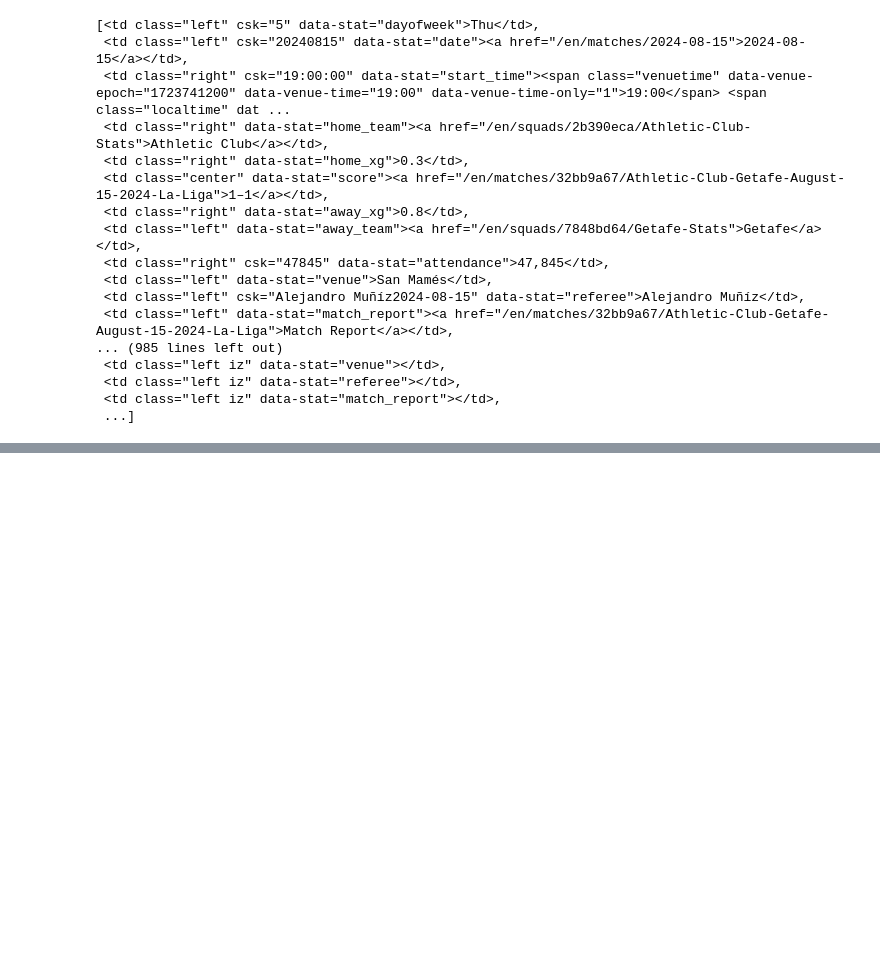
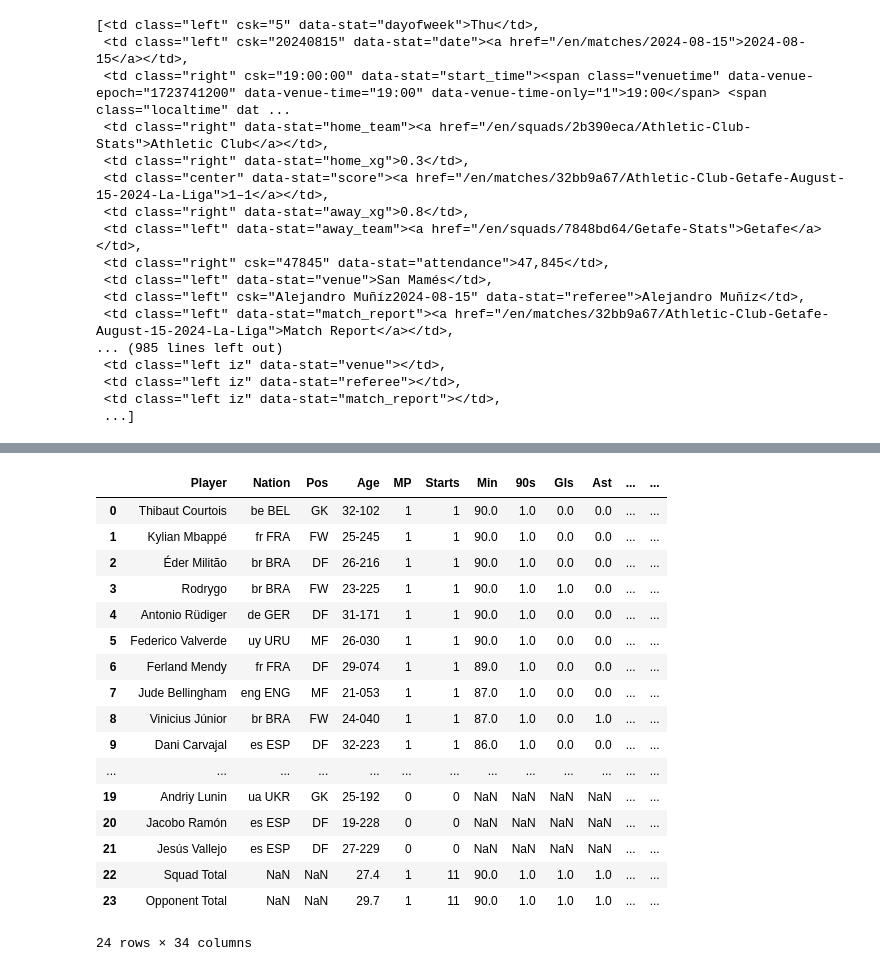
Before and after one commit to EDJINEDJA/ligas, a Jupyter notebook: research/research.ipynb, the cells around one changed output, grey strips where cells are left out. Cells and saved outputs as stored; diff of their text form; code cells hidden in the pictures; blank space fills up the shorter version.

```diff
--- a/research/research.ipynb
+++ b/research/research.ipynb
@@ -754,0 +647,2 @@ fixtures
+# %%
+url = updated_data_dict["Real Madrid"]['url']
@@ -754,0 +653,6 @@ fixtures
+# %%
+response = requests.get(os.path.join('https://fbref.com/',url[1:]))
+soup = BeautifulSoup(response.content, 'html.parser')
+# %%
+#  Looking for the table with the classes 'wikitable' and 'sortable'
+table = soup.find('table', {'class':'stats_table', 'id':'stats_standard_12'})
@@ -754,0 +694,9 @@ fixtures
+# %%
+# Lire la table HTML dans un DataFrame
+population_df = pd.read_html(str(table))[0]
+
+# Supprimer le premier niveau d'en-têtes
+population_df.columns = population_df.columns.droplevel(0)
+
+# Afficher les 5 premières lignes du DataFrame
+population_df.head()
@@ -754,0 +711,21 @@ fixtures
+# %%
+population_df
+# %% [output]
+|  | Player | Nation | Pos | Age | MP | Starts | Min | 90s | Gls | Ast | ... | ... |
+| 0 | Thibaut Courtois | be BEL | GK | 32-102 | 1 | 1 | 90.0 | 1.0 | 0.0 | 0.0 | ... | ... |
+| 1 | Kylian Mbappé | fr FRA | FW | 25-245 | 1 | 1 | 90.0 | 1.0 | 0.0 | 0.0 | ... | ... |
+| 2 | Éder Militão | br BRA | DF | 26-216 | 1 | 1 | 90.0 | 1.0 | 0.0 | 0.0 | ... | ... |
+| 3 | Rodrygo | br BRA | FW | 23-225 | 1 | 1 | 90.0 | 1.0 | 1.0 | 0.0 | ... | ... |
+| 4 | Antonio Rüdiger | de GER | DF | 31-171 | 1 | 1 | 90.0 | 1.0 | 0.0 | 0.0 | ... | ... |
+| 5 | Federico Valverde | uy URU | MF | 26-030 | 1 | 1 | 90.0 | 1.0 | 0.0 | 0.0 | ... | ... |
+| 6 | Ferland Mendy | fr FRA | DF | 29-074 | 1 | 1 | 89.0 | 1.0 | 0.0 | 0.0 | ... | ... |
+| 7 | Jude Bellingham | eng ENG | MF | 21-053 | 1 | 1 | 87.0 | 1.0 | 0.0 | 0.0 | ... | ... |
+| 8 | Vinicius Júnior | br BRA | FW | 24-040 | 1 | 1 | 87.0 | 1.0 | 0.0 | 1.0 | ... | ... |
+| 9 | Dani Carvajal | es ESP | DF | 32-223 | 1 | 1 | 86.0 | 1.0 | 0.0 | 0.0 | ... | ... |
+| ... | ... | ... | ... | ... | ... | ... | ... | ... | ... | ... | ... | ... |
+| 19 | Andriy Lunin | ua UKR | GK | 25-192 | 0 | 0 | NaN | NaN | NaN | NaN | ... | ... |
+| 20 | Jacobo Ramón | es ESP | DF | 19-228 | 0 | 0 | NaN | NaN | NaN | NaN | ... | ... |
+| 21 | Jesús Vallejo | es ESP | DF | 27-229 | 0 | 0 | NaN | NaN | NaN | NaN | ... | ... |
+| 22 | Squad Total | NaN | NaN | 27.4 | 1 | 11 | 90.0 | 1.0 | 1.0 | 1.0 | ... | ... |
+| 23 | Opponent Total | NaN | NaN | 29.7 | 1 | 11 | 90.0 | 1.0 | 1.0 | 1.0 | ... | ... |
+24 rows × 34 columns
```
Also changed, not shown: parts of 91 cells of this notebook.
